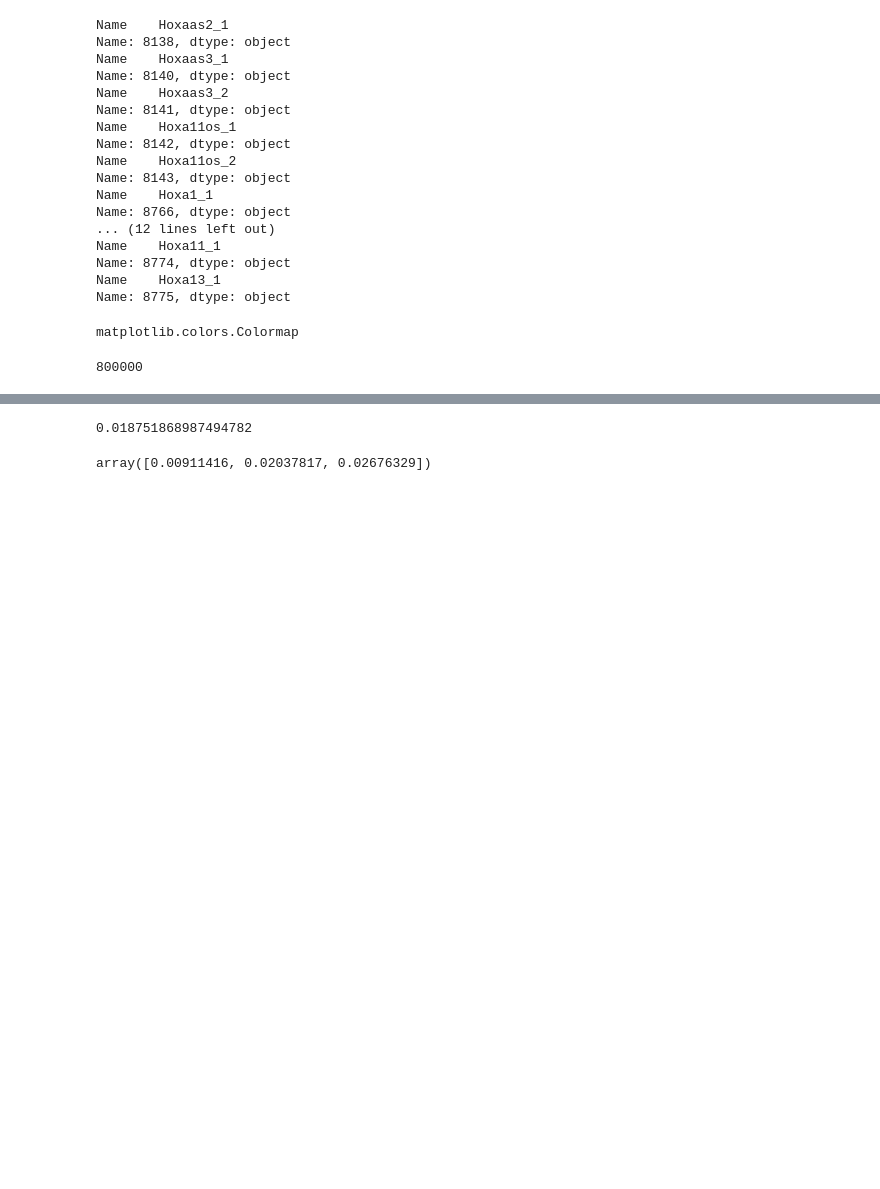
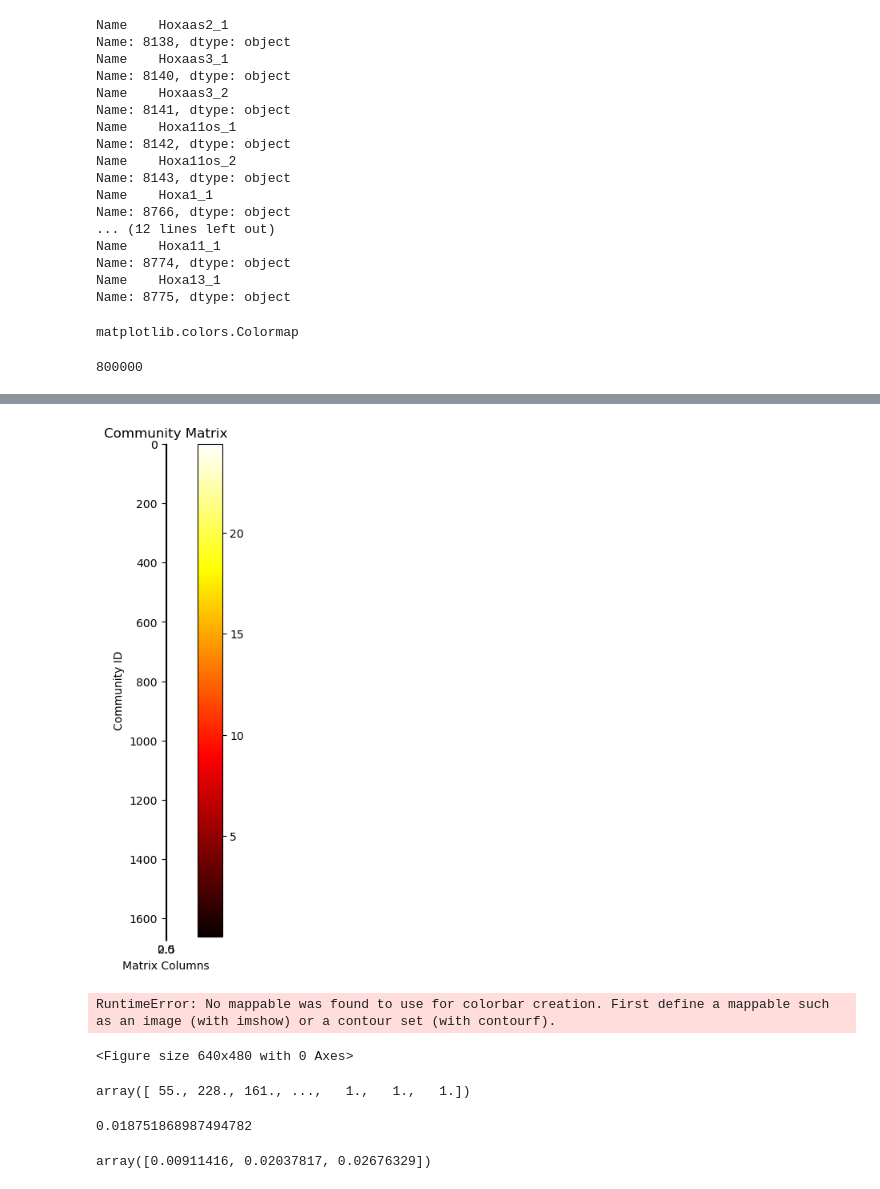
Before and after one commit to joachimwolff/Epigenetic-Graph-Analyzer, a Jupyter notebook: createInteractionsCoolerFormat.ipynb, the cells around one changed output, grey strips where cells are left out. Drawn from its saved outputs; the diff is of its cells as text; code cells hidden in the pictures; blank space fills up the shorter version.

```diff
--- a/createInteractionsCoolerFormat.ipynb
+++ b/createInteractionsCoolerFormat.ipynb
@@ -242,10 +275,24 @@ new_dict
 # %%
-matrix_list = [sample_matrix, *list_of_histones]
+matrix_list = [sample_matrix.tocsr(), *list_of_histones]
 # Create matrix per community
-community_matrix = np.zeros((max(partition.values()), len(matrix_list)))
+community_matrix_mean = np.zeros((max(partition.values())+1, len(matrix_list)+1))
+community_matrix_median = np.zeros((max(partition.values())+1, len(matrix_list)+1))
+community_matrix_sum = np.zeros((max(partition.values())+1, len(matrix_list)+1))
+
+elements_per_community = np.zeros(max(partition.values())+1)
 for community_id in new_dict:
     # Your code here
     # print(community_id)
     # Update the community_matrix with the desired values
     for i, matrix in enumerate(matrix_list):
-        community_matrix[new_dict[community_id], i] = np.mean(matrix[community_id, :].tocsr().data)
+        # print(matrix[community_id, :].data)
+        # print(np.mean(matrix[community_id, :].data))
+
+        community_matrix_mean[new_dict[community_id], i] += np.nan_to_num(np.mean(np.nan_to_num(matrix[community_id, :].data)))
+        community_matrix_median[new_dict[community_id], i] += np.nan_to_num(np.median(np.nan_to_num(matrix[community_id, :].data)))
+        community_matrix_sum[new_dict[community_id], i] += np.nan_to_num(np.sum(np.nan_to_num(matrix[community_id, :].data)))
+
+    community_matrix_mean[new_dict[community_id], -1] += len(matrix_list[0][community_id, :].data)
+    community_matrix_median[new_dict[community_id], -1] += len(matrix_list[0][community_id, :].data)
+    community_matrix_sum[new_dict[community_id], -1] += len(matrix_list[0][community_id, :].data)
+    elements_per_community[new_dict[community_id]] += 1
@@ -253,0 +455,17 @@ KeyboardInterrupt:
+# %%
+# plt.heatmap(community_matrix)import matplotlib.pyplot as plt
+
+import matplotlib.pyplot as plt
+
+plt.figure(figsize=(10, 8))
+plt.imshow(community_matrix, cmap='hot', interpolation='nearest')
+plt.colorbar()
+plt.title('Community Matrix')
+plt.xlabel('Matrix Columns')
+plt.ylabel('Community ID')
+plt.show()
+plt.colorbar()
+# %% [output]
+[figure, added]
+RuntimeError: No mappable was found to use for colorbar creation. First define a mappable such as an image (with imshow) or a contour set (with contourf).
+<Figure size 640x480 with 0 Axes>
@@ -254,3 +474,7 @@ KeyboardInterrupt:
+# %%
+elements_per_community
+# %% [output]
+array([ 55., 228., 161., ...,   1.,   1.,   1.])
 # %%
 np.mean(matrix[community_id, :].tocsr().data)
 # %% [output]
```
Also changed, not shown: parts of 29 cells of this notebook.
